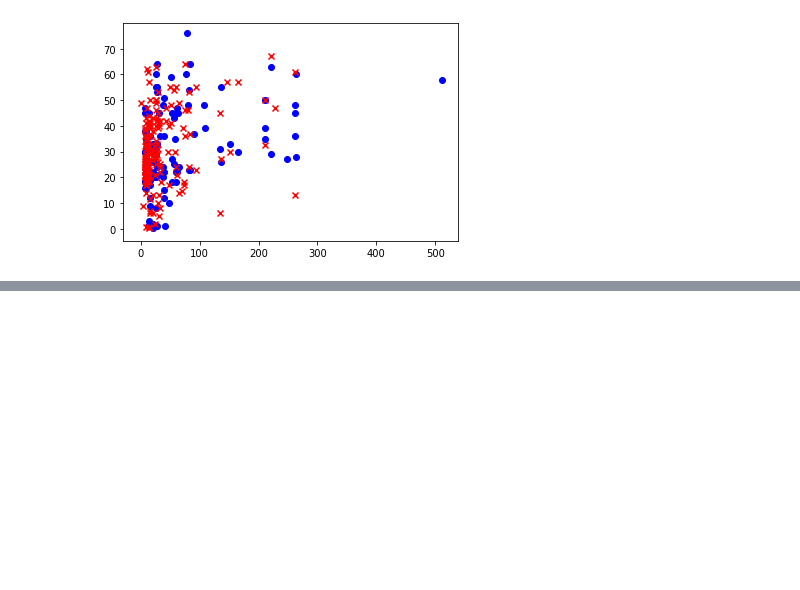
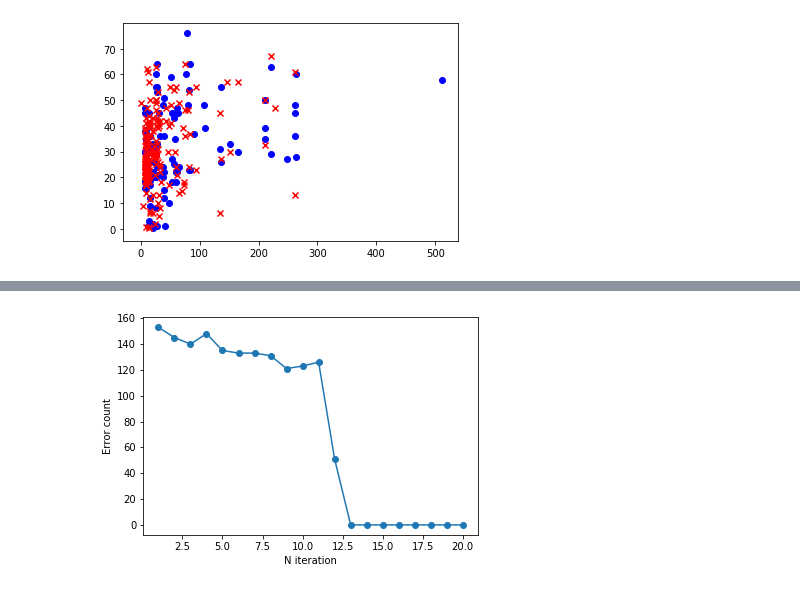
Before and after one commit to nefomichev/ml_models, a Jupyter notebook: rashka_ml_course/Classificator.ipynb, the cells around one changed output, grey strips where cells are left out. Saved outputs shown, nothing was run; the diff lists cells and outputs as text; code cells hidden in the pictures; blank space fills up the shorter version.

Commit message:
[+] test sample for perceptron titanic case

```diff
--- a/rashka_ml_course/Classificator.ipynb
+++ b/rashka_ml_course/Classificator.ipynb
@@ -236,0 +253,3 @@ train_set['Survived'] = np.where(train_set['Survived'] == 0, -1, 1)
+# %%
+train_set = train_set.dropna()
+train_set
@@ -237,3 +270,11 @@ train_set['Survived'] = np.where(train_set['Survived'] == 0, -1, 1)
 # %%
 # TODO exclude NaNs and norm data
-pcp = Perceptron()
+pcp = Perceptron(n_iter=20)
+# %%
+pcp.fit(np.array(train_set[['Pclass', 'Sex', 'Age', 'Fare']]), train_set.Survived)
+plt.plot(range(1, len(pcp.errors_) + 1), pcp.errors_, marker='o')
+plt.ylabel('Error count')
+plt.xlabel('N iteration')
+plt.show()
+# %% [output]
+[figure, added]
```
Also changed, not shown: parts of 7 cells of this notebook, 1 other file.
